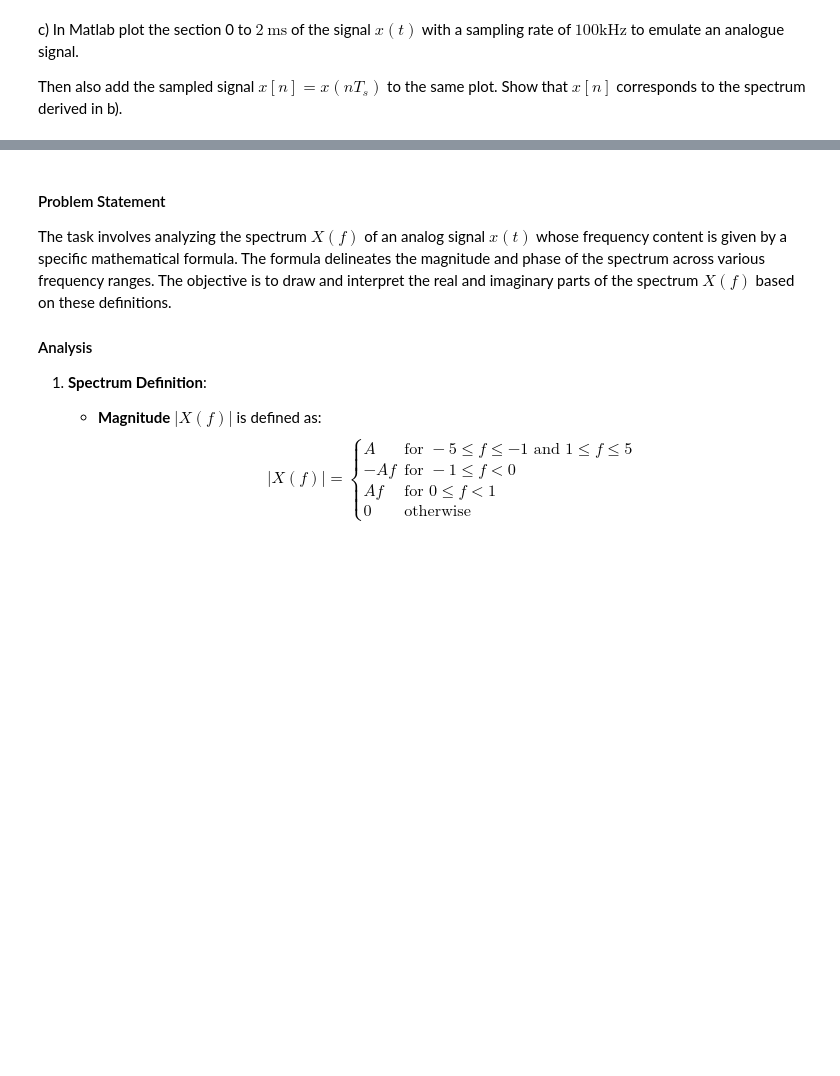
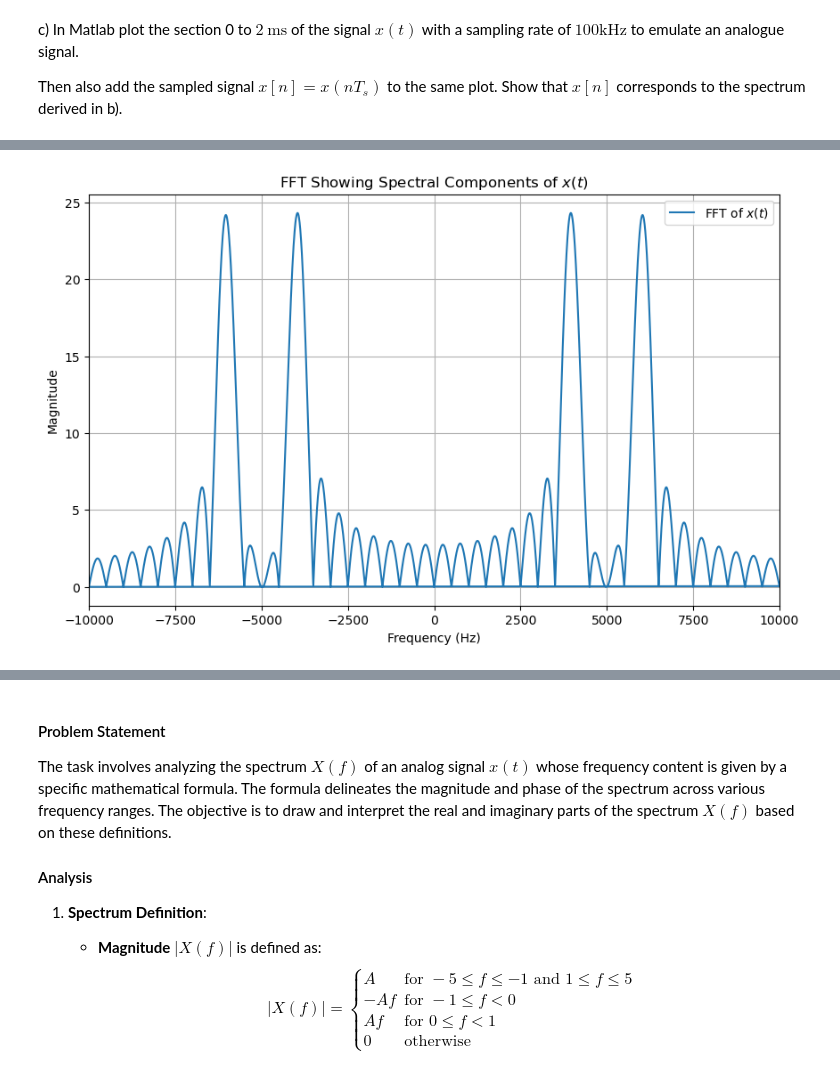
Before and after one commit to wolfram-laube/dsp-ue_grp-22, a Jupyter notebook: Assignment_3/DSP_Assignment_3.ipynb, the cells around one changed output, grey strips where cells are left out. Saved outputs shown, nothing was run; the diff lists cells and outputs as text; code cells hidden in the pictures; blank space fills up the shorter version.

```diff
--- a/Assignment_3/DSP_Assignment_3.ipynb
+++ b/Assignment_3/DSP_Assignment_3.ipynb
@@ -173,3 +252,33 @@ plt.show()
+# %%
+import numpy as np
+import matplotlib.pyplot as plt
+
+# Increase sampling rate to avoid aliasing
+fs = 24000  # Increased sampling frequency in Hz
+Ts = 1/fs
+t = np.arange(0, 2e-3, Ts)  # 2 ms of the signal
+
+# Signal generation
+x_t = np.sin(2 * np.pi * 4000 * t) + np.sin(2 * np.pi * 6000 * t)
+
+# FFT computation
+n_fft = 4096  # Increased number of FFT points for better resolution
+fft_result = np.fft.fft(x_t, n=n_fft)
+fft_freq = np.fft.fftfreq(n_fft, Ts)
+
+# Plotting the FFT result
+plt.figure(figsize=(10, 6))
+plt.plot(fft_freq, np.abs(fft_result), label='FFT of $x(t)$')
+plt.xlim(-10000, 10000)  # Focus on the range -10 kHz to +10 kHz
+plt.title('FFT Showing Spectral Components of $x(t)$')
+plt.xlabel('Frequency (Hz)')
+plt.ylabel('Magnitude')
+plt.grid(True)
+plt.legend()
+plt.savefig('fig/ex1_c_plot_2.png')
+plt.show()
+# %% [output]
+[figure, added]
 # %% [markdown]
 ## Exercise 2 Sampling 2 (25\%)
 
```
Also changed, not shown: parts of 4 cells of this notebook.
